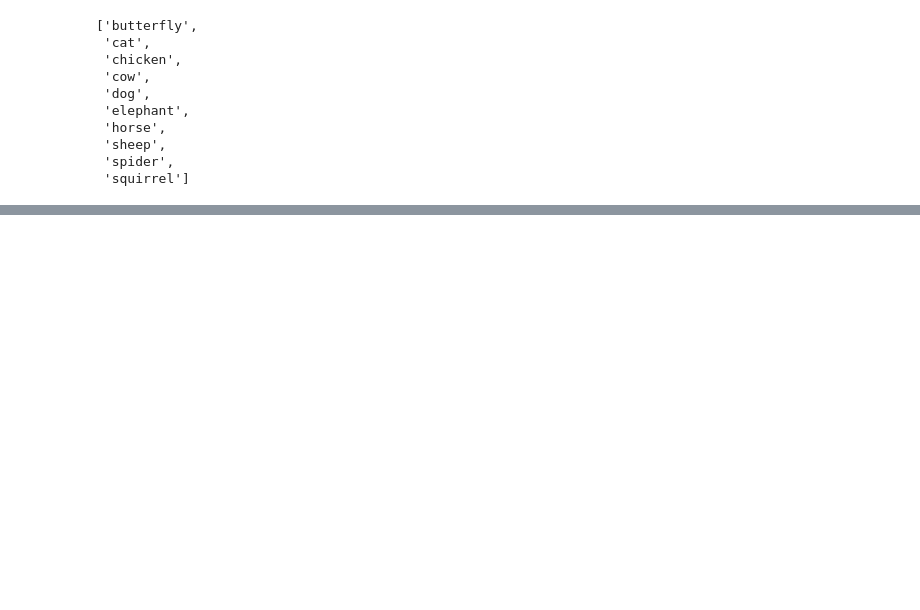
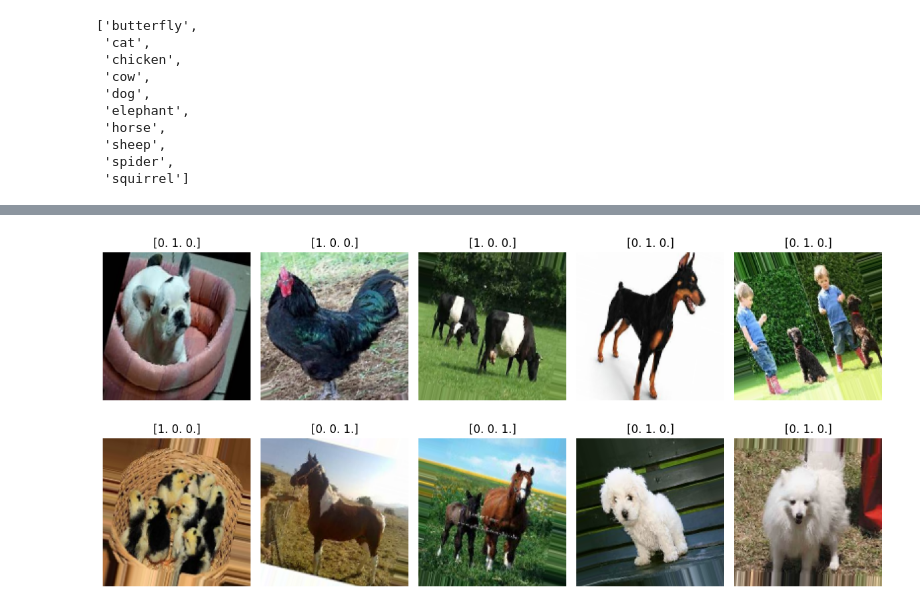
Before and after one commit to picessakresna/data, a Jupyter notebook: image-classification/imageclassification-animal-dicoding.ipynb, the cells around one changed output, grey strips where cells are left out. Saved outputs shown, nothing was run; the diff lists cells and outputs as text; code cells hidden in the pictures; blank space fills up the shorter version.

```diff
--- a/image-classification/imageclassification-animal-dicoding.ipynb
+++ b/image-classification/imageclassification-animal-dicoding.ipynb
@@ -114,0 +176,18 @@ plt.show()
+# %%
+import matplotlib.pyplot as plt
+
+# Get a batch of augmented images and labels
+images, labels = next(train_generator)
+
+# Plot the images
+fig, axes = plt.subplots(nrows=2, ncols=5, figsize=(12, 6))
+for i, ax in enumerate(axes.flat):
+    ax.imshow(images[i])
+    ax.set_title(labels[i])
+    ax.axis('off')
+
+# Show the plot
+plt.tight_layout()
+plt.show()
+# %% [output]
+[figure, added]
```
Also changed, not shown: parts of 21 cells of this notebook.
